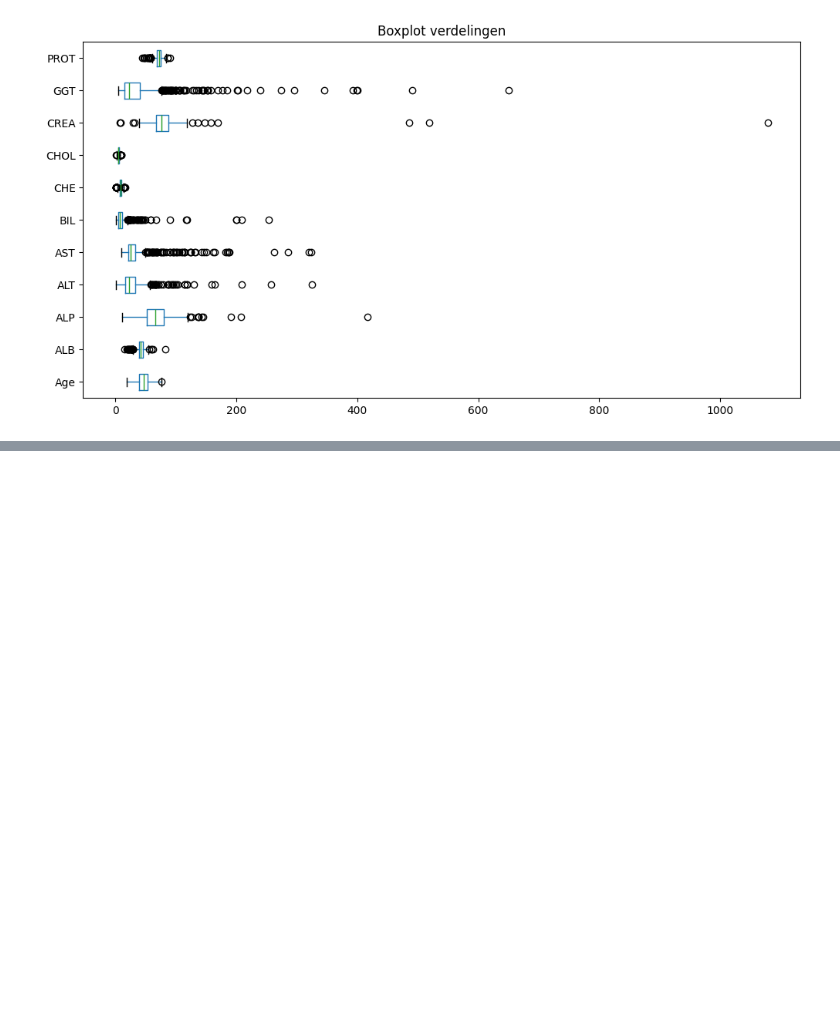
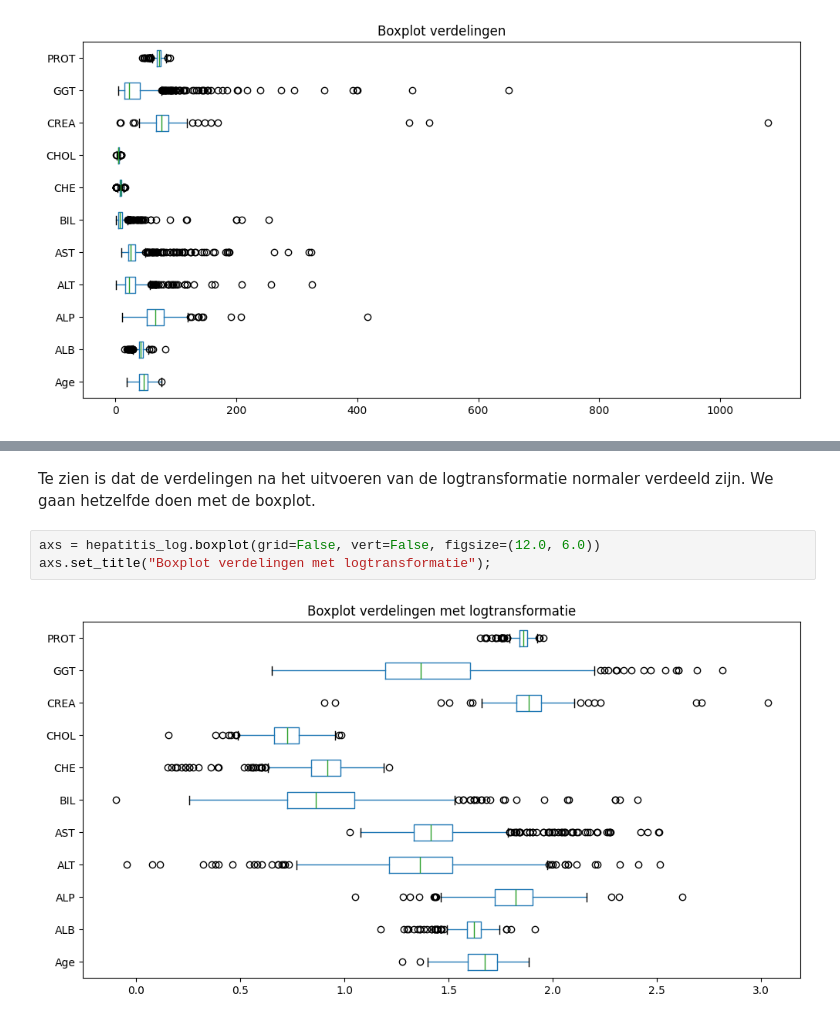
Before and after one commit to DemiOever/Machine_learning, a Jupyter notebook: EDA_hepatitis_C.ipynb, the cells around one changed output, grey strips where cells are left out. Saved outputs shown, nothing was run; the diff lists cells and outputs as text; blank space fills up the shorter version.

```diff
--- a/EDA_hepatitis_C.ipynb
+++ b/EDA_hepatitis_C.ipynb
@@ -120,0 +141,7 @@ axs.set_title("Boxplot verdelingen");
+# %% [markdown]
+Te zien is dat de verdelingen na het uitvoeren van de logtransformatie normaler verdeeld zijn. We gaan hetzelfde doen met de boxplot.
+# %%
+axs = hepatitis_log.boxplot(grid=False, vert=False, figsize=(12.0, 6.0))
+axs.set_title("Boxplot verdelingen met logtransformatie");
+# %% [output]
+[figure, added]
```
Also changed, not shown: parts of 9 cells of this notebook.
